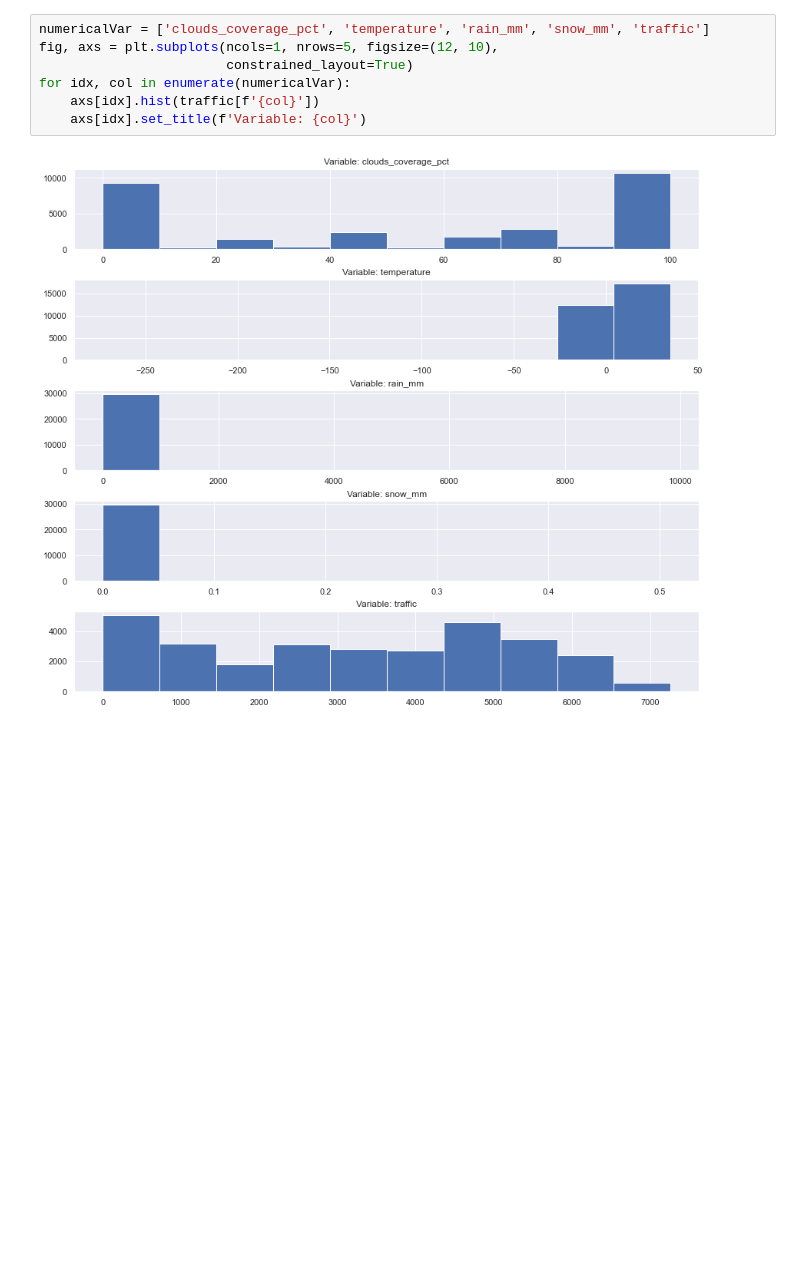
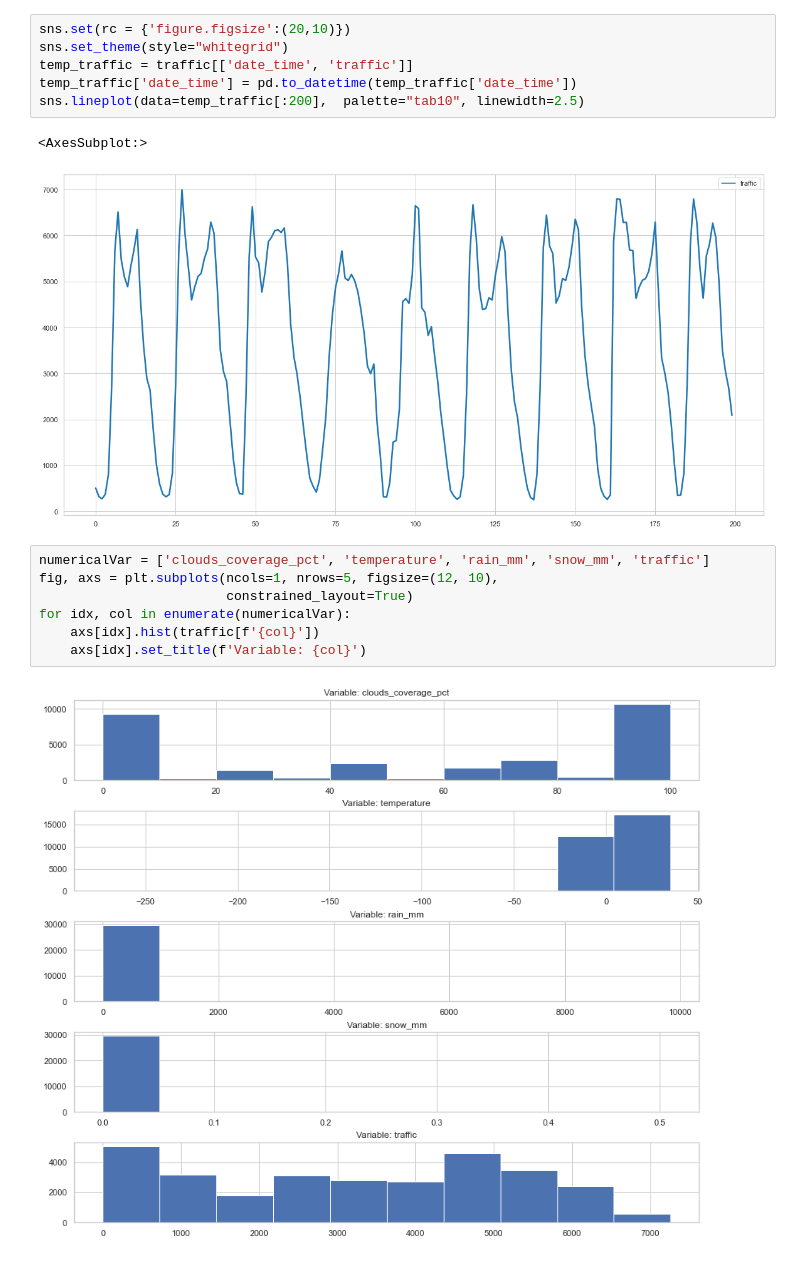
Before and after one commit to kerajxl/MachineLearningProject, a Jupyter notebook: regression.ipynb, the cells around one changed output. Drawn from its saved outputs; the diff is of its cells as text; blank space fills up the shorter version.

```diff
--- a/regression.ipynb
+++ b/regression.ipynb
@@ -93,3 +218,12 @@ def outliers_correction(traffic):
+# %%
+sns.set(rc = {'figure.figsize':(20,10)})
+sns.set_theme(style="whitegrid")
+temp_traffic = traffic[['date_time', 'traffic']]
+temp_traffic['date_time'] = pd.to_datetime(temp_traffic['date_time'])
+sns.lineplot(data=temp_traffic[:200],  palette="tab10", linewidth=2.5)
+# %% [output]
+<AxesSubplot:>
+[figure, added]
 # %%
 numericalVar = ['clouds_coverage_pct', 'temperature', 'rain_mm', 'snow_mm', 'traffic']
 fig, axs = plt.subplots(ncols=1, nrows=5, figsize=(12, 10),
```
Also changed, not shown: parts of 121 cells of this notebook, 1 other file.
